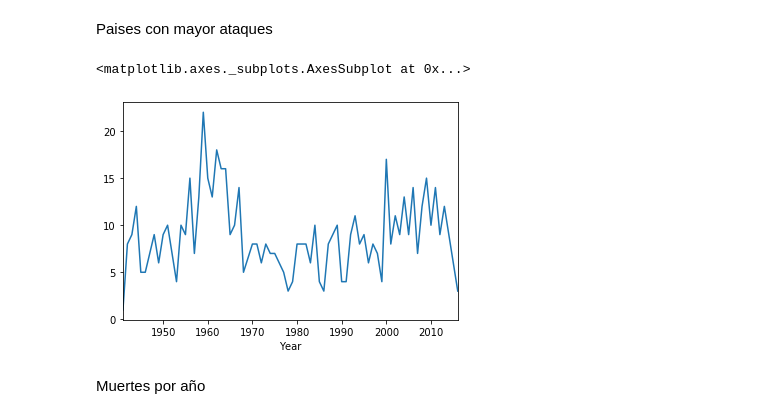
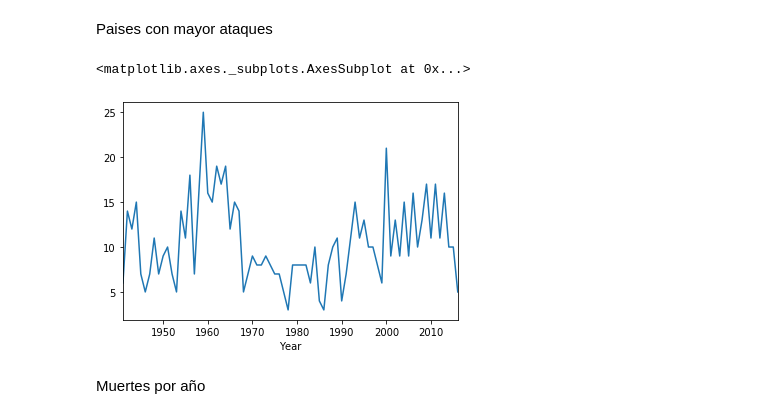
Before and after one commit to ironhack-datalabs/datamad0619, a Jupyter notebook: module-1/pandas-project/your-code/data-wrangling.ipynb, the cells around one changed output. Drawn from its saved outputs; the diff is of its cells as text; code cells hidden in the pictures.

```diff
--- a/module-1/pandas-project/your-code/data-wrangling.ipynb
+++ b/module-1/pandas-project/your-code/data-wrangling.ipynb
@@ -193,10 +178,10 @@ paisataque.plot.barh(color='gold')
 Paises con mayor ataques
 # %%
 %matplotlib inline
-mergeado[mergeado["Fatal"]=="Y"].groupby(["Year"]).count()['Fatal'].plot()
+dasa[dasa["Fatal"]=="Y"].groupby(["Year"]).count()['Fatal'].plot()
 # %% [output]
 <matplotlib.axes._subplots.AxesSubplot at 0x...>
-[figure, old version]
+[figure, new version]
 # %% [markdown]
 Muertes por año
 # %%
```
Also changed, not shown: parts of 31 cells of this notebook, 3 other files.
